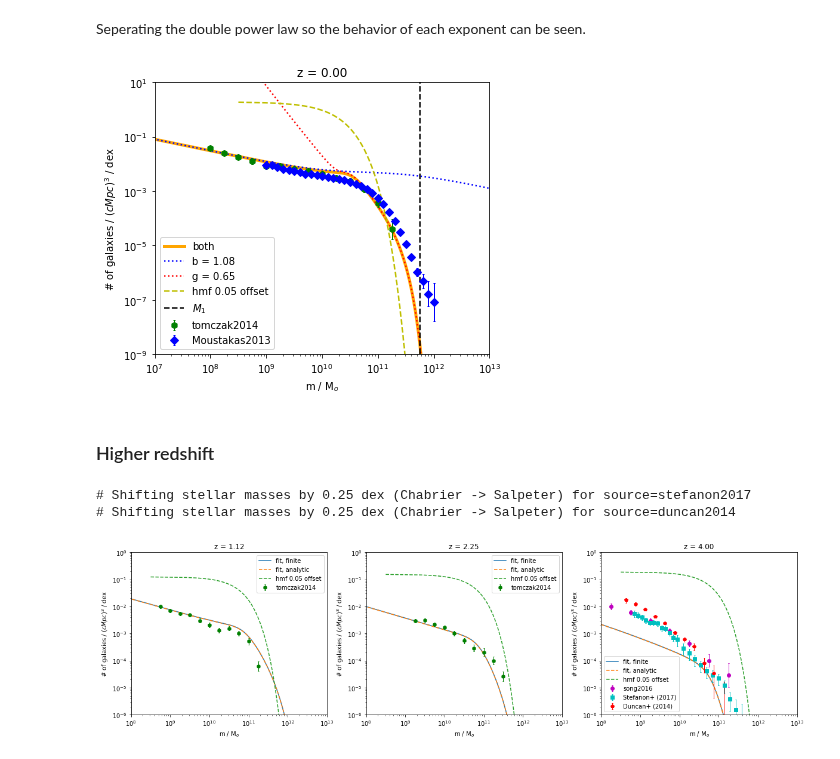
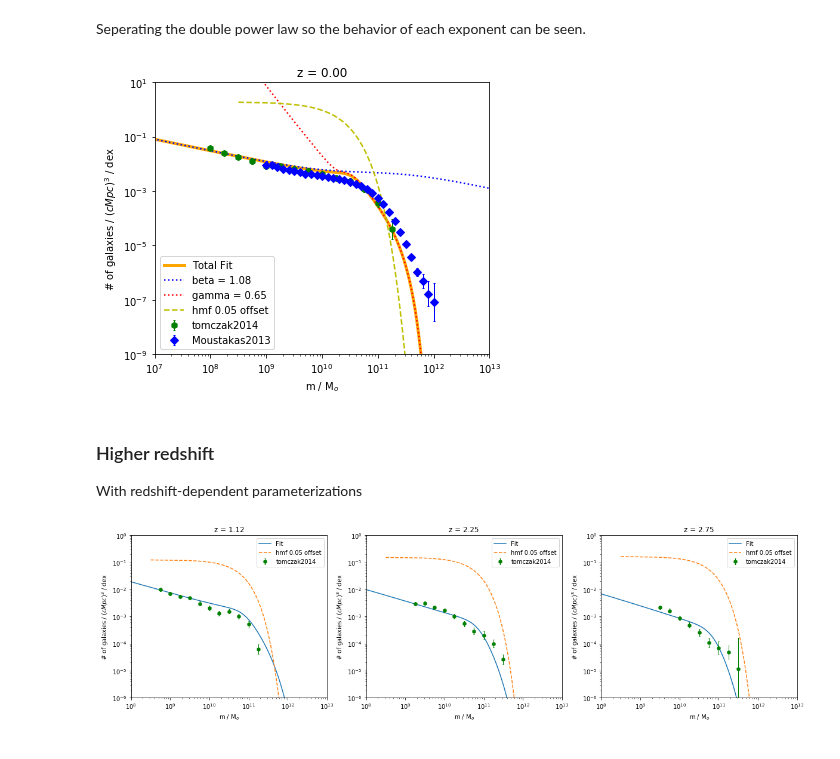
Before and after one commit to eklem1/GalaxySim, a Jupyter notebook: HMFtoSMF_nonLinear.ipynb, the cells around one changed output. Cells and saved outputs as stored; diff of their text form; code cells hidden in the pictures.

```diff
--- a/HMFtoSMF_nonLinear.ipynb
+++ b/HMFtoSMF_nonLinear.ipynb
@@ -198,6 +195,9 @@ def SMF_g(z, pop_halo, N, M_1, gamma):
 #playing around with the DPL params myself
 
 fig, axs = pl.subplots(1, 1, figsize=(6, 5))
+
+#found just from fiddling around
+decentFit = [0.01820, 10**11.75, 1.08, 0.65] #[N, M_1, beta, gamma]
 
 N = 0.01820
 M_1 = 10**11.75 #np.exp(11.884)
@@ -221,24 +221,26 @@ for i, z in enumerate([0]):
 
     SM_h = np.linspace(10**8.5, 10**11.95, num=len(pop_halo.halos.tab_dndm[zz, :]))
 
-    axs.loglog(SM, SMF, label='both', ls="-", linewidth=3, color="orange")
-    axs.loglog(SM_b, SMFb, label='b = %.2f' %beta, ls=":", color="b") #why does this one basicly match the both model?
-    axs.loglog(SM_g, SMFg, label='g = %.2f' %gamma, ls=":", color="r")
+    axs.loglog(SM, SMF, label='Total Fit', ls="-", linewidth=3, color="orange")
+    axs.loglog(SM_b, SMFb, label='beta = %.2f' %beta, ls=":", color="b") #why does this one basicly match the both model?
+    axs.loglog(SM_g, SMFg, label='gamma = %.2f' %gamma, ls=":", color="r")
 
     axs.loglog(SM_h, pop_halo.halos.tab_dndm[zz, :], ls = "--", label='hmf 0.05 offset', color="y")
 
     axs.set_title("z = %.2f" %z)
     axs.set(xlabel='m / M$_o$', ylabel='# of galaxies / $ (cMpc)^3$ / dex')
-    axs.axvline(M_1, color="black", label="$M_1$", ls = "--")
+#     axs.axvline(M_1, color="black", label="$M_1$", ls = "--")
     axs.set_ylim(1e-9, 1e1)
 #     axs[i].set_xlim(-35, 0)
+
     axs.legend()
 
 pl.show()
 # %% [output]
-[figure, old version]
+[figure, new version]
 # %% [markdown]
 ### Higher redshift
+With redshift-dependent parameterizations
 # %%
 fig, axs = pl.subplots(1, 3, figsize=(20, 5))
 
@@ -254,7 +256,7 @@ beta_1 = 0.17 #(0.12)
 
 #we have data for [0.35, 0.875, 1.125, 1.75, 2.25, 2.75] currently
 
-for i, z in enumerate([1.125, 2.25, 4]):
+for i, z in enumerate([1.125, 2.25, 2.75]):
     #Redshift-dependent parameterizations
     N = N_0 * (z + 1)**nu
     M_1 = 10**(logM_0*(z+1)**mu)
@@ -266,35 +268,33 @@ for i, z in enumerate([1.125, 2.25, 4]):
     #plot lit values
     data.PlotSMF(z=z, round_z=0.2, ax=axs[i])
 
     #get z index for halo mass array
     zz = np.argmin(np.abs(z - pop_halo.halos.tab_z))
 
     SMF, r = SMF_Moster2010(z, pop_halo, N, M_1, beta, gamma, True)
     SMF_a, r = SMF_Moster2010(z, pop_halo, N, M_1, beta, gamma)
 
     #get new x axis coords in stellar mass
     Sm_off = np.linspace(10**8.5, 10**12.5, num=len(pop_halo.halos.tab_dndm[zz, :]))
 
     #using equ 2 to get the new stellar masses
     Sm = 10**(r + np.log10(pop_halo.halos.tab_M))[:-1]
     Sm_a = 10**(r + np.log10(pop_halo.halos.tab_M))
 
     #plotting
-    axs[i].loglog(Sm, SMF, label='fit, finite')
-    axs[i].loglog(Sm_a, SMF_a, label='fit, analytic', ls="--")
+    axs[i].loglog(Sm, SMF, label='Fit')
+#     axs[i].loglog(Sm_a, SMF_a, label='fit, analytic', ls="--")
 
     #plotting just offset HMF for comparison
     axs[i].loglog(Sm_off, pop_halo.halos.tab_dndm[zz, :]*0.05, ls = "--", label='hmf 0.05 offset')
 
     axs[i].set_title("z = %.2f" %z)
     axs[i].set(xlabel='m / M$_o$', ylabel='# of galaxies / $ (cMpc)^3$ / dex')
     axs[i].set_ylim(1e-6, 1e0)
     axs[i].set_xlim(1e8, )
 #     axs[i].axvline(10**(8.7), color="purple", label="Their lower limit-ish", ls=":")
     axs[i].legend()
 
 pl.show()
 # %% [output]
-# Shifting stellar masses by 0.25 dex (Chabrier -> Salpeter) for source=stefanon2017
-# Shifting stellar masses by 0.25 dex (Chabrier -> Salpeter) for source=duncan2014
-[figure, old version]
+[figure, new version]
```
Also changed, not shown: parts of 2 cells of this notebook, 1 other file.
